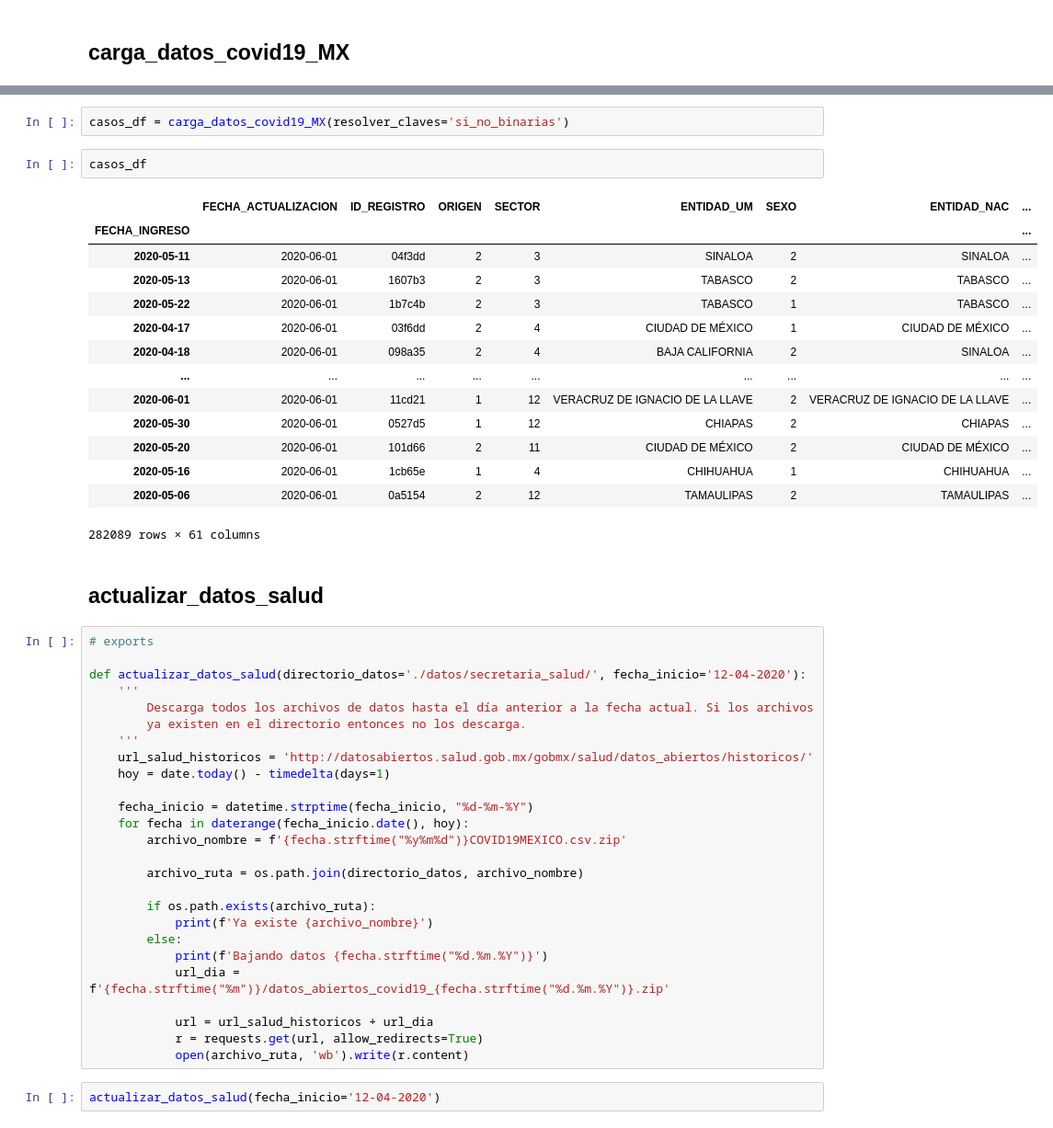
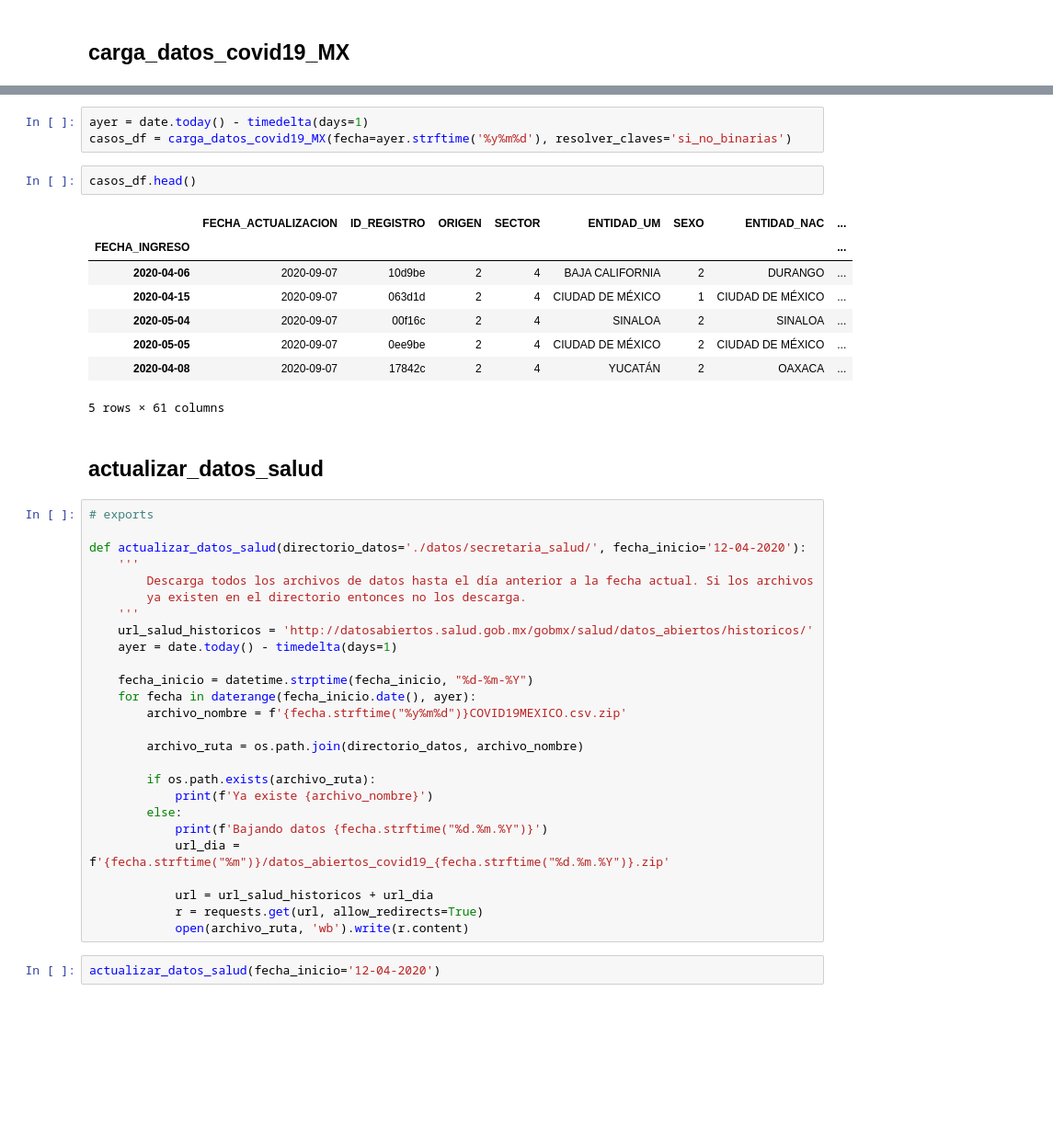
Before and after one commit to rausial/covid19_vulnerabilidad_mex, a Jupyter notebook: 00_datos.ipynb, the cells around one changed output, grey strips where cells are left out. Shown at 92% size. Cells and saved outputs as stored; diff of their text form; blank space fills up the shorter version.

```diff
--- a/00_datos.ipynb
+++ b/00_datos.ipynb
@@ -206,25 +206,20 @@ def carga_datos_covid19_MX(fecha='200601', resolver_claves='si_no_binarias', per
     df['DIA_AÑO_INGRESO'] = df.index.dayofyear
 
     return df
-# %%
-casos_df = carga_datos_covid19_MX(resolver_claves='si_no_binarias')
+# %%
+ayer = date.today() - timedelta(days=1)
+casos_df = carga_datos_covid19_MX(fecha=ayer.strftime('%y%m%d'), resolver_claves='si_no_binarias')
 # %%
-casos_df
+casos_df.head()
 # %% [output]
 |  | FECHA_ACTUALIZACION | ID_REGISTRO | ORIGEN | SECTOR | ENTIDAD_UM | SEXO | ENTIDAD_NAC | ... |
 | FECHA_INGRESO |  |  |  |  |  |  |  | ... |
-| 2020-05-11 | 2020-06-01 | 04f3dd | 2 | 3 | SINALOA | 2 | SINALOA | ... |
-| 2020-05-13 | 2020-06-01 | 1607b3 | 2 | 3 | TABASCO | 2 | TABASCO | ... |
-| 2020-05-22 | 2020-06-01 | 1b7c4b | 2 | 3 | TABASCO | 1 | TABASCO | ... |
-| 2020-04-17 | 2020-06-01 | 03f6dd | 2 | 4 | CIUDAD DE MÉXICO | 1 | CIUDAD DE MÉXICO | ... |
-| 2020-04-18 | 2020-06-01 | 098a35 | 2 | 4 | BAJA CALIFORNIA | 2 | SINALOA | ... |
-| ... | ... | ... | ... | ... | ... | ... | ... | ... |
-| 2020-06-01 | 2020-06-01 | 11cd21 | 1 | 12 | VERACRUZ DE IGNACIO DE LA LLAVE | 2 | VERACRUZ DE IGNACIO DE LA LLAVE | ... |
-| 2020-05-30 | 2020-06-01 | 0527d5 | 1 | 12 | CHIAPAS | 2 | CHIAPAS | ... |
-| 2020-05-20 | 2020-06-01 | 101d66 | 2 | 11 | CIUDAD DE MÉXICO | 2 | CIUDAD DE MÉXICO | ... |
-| 2020-05-16 | 2020-06-01 | 1cb65e | 1 | 4 | CHIHUAHUA | 1 | CHIHUAHUA | ... |
-| 2020-05-06 | 2020-06-01 | 0a5154 | 2 | 12 | TAMAULIPAS | 2 | TAMAULIPAS | ... |
+| 2020-04-06 | 2020-09-07 | 10d9be | 2 | 4 | BAJA CALIFORNIA | 2 | DURANGO | ... |
+| 2020-04-15 | 2020-09-07 | 063d1d | 2 | 4 | CIUDAD DE MÉXICO | 1 | CIUDAD DE MÉXICO | ... |
+| 2020-05-04 | 2020-09-07 | 00f16c | 2 | 4 | SINALOA | 2 | SINALOA | ... |
+| 2020-05-05 | 2020-09-07 | 0ee9be | 2 | 4 | CIUDAD DE MÉXICO | 2 | CIUDAD DE MÉXICO | ... |
+| 2020-04-08 | 2020-09-07 | 17842c | 2 | 4 | YUCATÁN | 2 | OAXACA | ... |
-282089 rows × 61 columns
+5 rows × 61 columns
 # %% [markdown]
 ## actualizar_datos_salud
 # %%
@@ -236,10 +231,10 @@ def actualizar_datos_salud(directorio_datos='./datos/secretaria_salud/', fecha_i
         ya existen en el directorio entonces no los descarga.
     '''
     url_salud_historicos = 'http://datosabiertos.salud.gob.mx/gobmx/salud/datos_abiertos/historicos/'
-    hoy = date.today() - timedelta(days=1)
+    ayer = date.today() - timedelta(days=1)
 
     fecha_inicio = datetime.strptime(fecha_inicio, "%d-%m-%Y")
-    for fecha in daterange(fecha_inicio.date(), hoy):
+    for fecha in daterange(fecha_inicio.date(), ayer):
         archivo_nombre = f'{fecha.strftime("%y%m%d")}COVID19MEXICO.csv.zip'
 
         archivo_ruta = os.path.join(directorio_datos, archivo_nombre)
```
Also changed, not shown: parts of 18 cells of this notebook, 4 other files.
